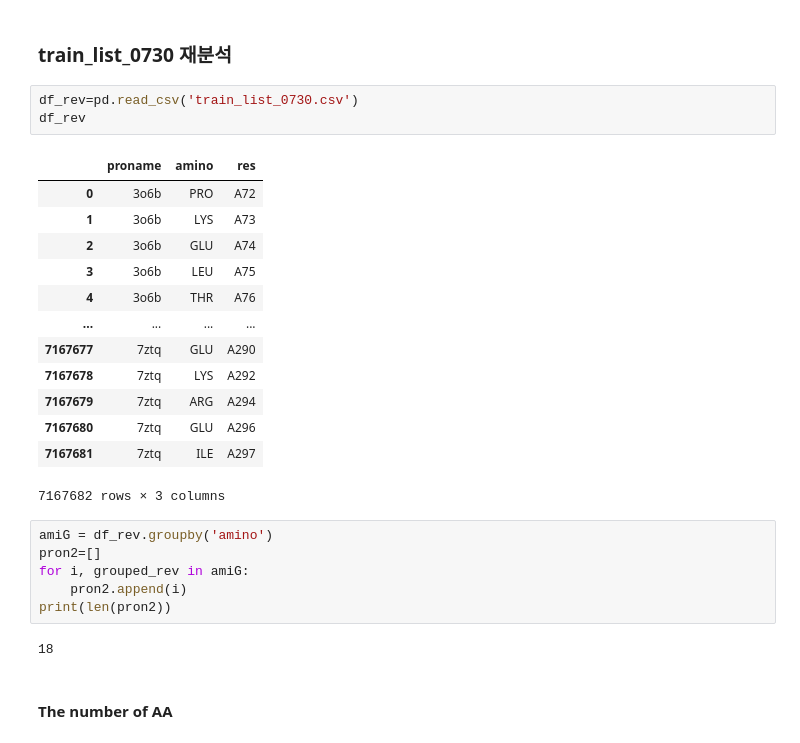
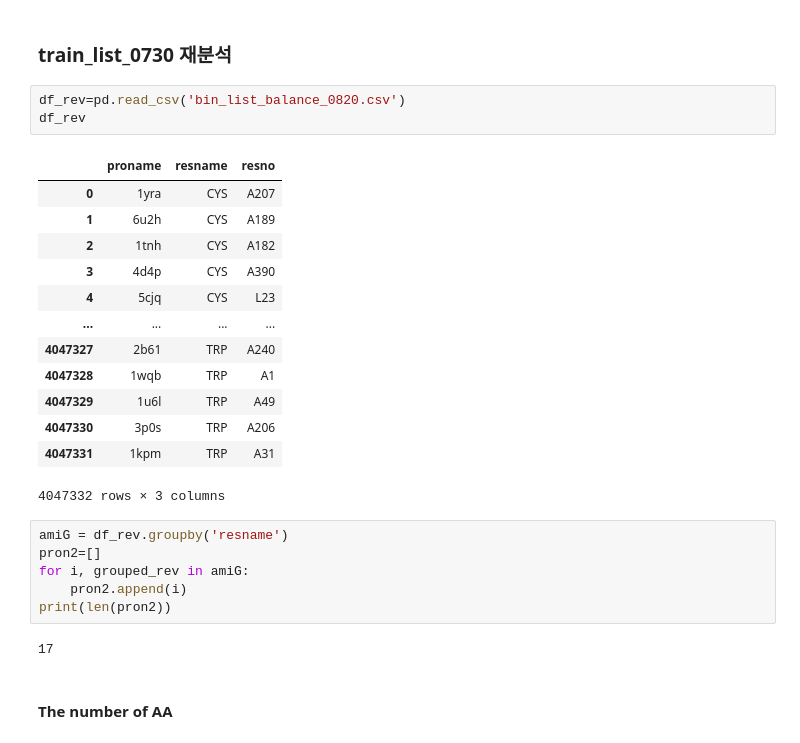
Before and after one commit to kathy5311/Caesar, a Jupyter notebook: code/notebooks/data_balancer.ipynb, the cells around one changed output. Drawn from its saved outputs; the diff is of its cells as text.

```diff
--- a/code/notebooks/data_balancer.ipynb
+++ b/code/notebooks/data_balancer.ipynb
@@ -56,30 +56,30 @@ g.close()
 # %% [markdown]
 ### train_list_0730 재분석
 # %%
-df_rev=pd.read_csv('train_list_0730.csv')
+df_rev=pd.read_csv('bin_list_balance_0820.csv')
 df_rev
 # %% [output]
-|  | proname | amino | res |
-| 0 | 3o6b | PRO | A72 |
-| 1 | 3o6b | LYS | A73 |
-| 2 | 3o6b | GLU | A74 |
-| 3 | 3o6b | LEU | A75 |
-| 4 | 3o6b | THR | A76 |
+|  | proname | resname | resno |
+| 0 | 1yra | CYS | A207 |
+| 1 | 6u2h | CYS | A189 |
+| 2 | 1tnh | CYS | A182 |
+| 3 | 4d4p | CYS | A390 |
+| 4 | 5cjq | CYS | L23 |
 | ... | ... | ... | ... |
-| 7167677 | 7ztq | GLU | A290 |
-| 7167678 | 7ztq | LYS | A292 |
-| 7167679 | 7ztq | ARG | A294 |
-| 7167680 | 7ztq | GLU | A296 |
-| 7167681 | 7ztq | ILE | A297 |
+| 4047327 | 2b61 | TRP | A240 |
+| 4047328 | 1wqb | TRP | A1 |
+| 4047329 | 1u6l | TRP | A49 |
+| 4047330 | 3p0s | TRP | A206 |
+| 4047331 | 1kpm | TRP | A31 |
-7167682 rows × 3 columns
+4047332 rows × 3 columns
 # %%
-amiG = df_rev.groupby('amino')
+amiG = df_rev.groupby('resname')
 pron2=[]
 for i, grouped_rev in amiG:
     pron2.append(i)
 print(len(pron2))
 # %% [output]
-18
+17
 # %% [markdown]
 #### The number of AA
 # %%
```
Also changed, not shown: parts of 16 cells of this notebook.
